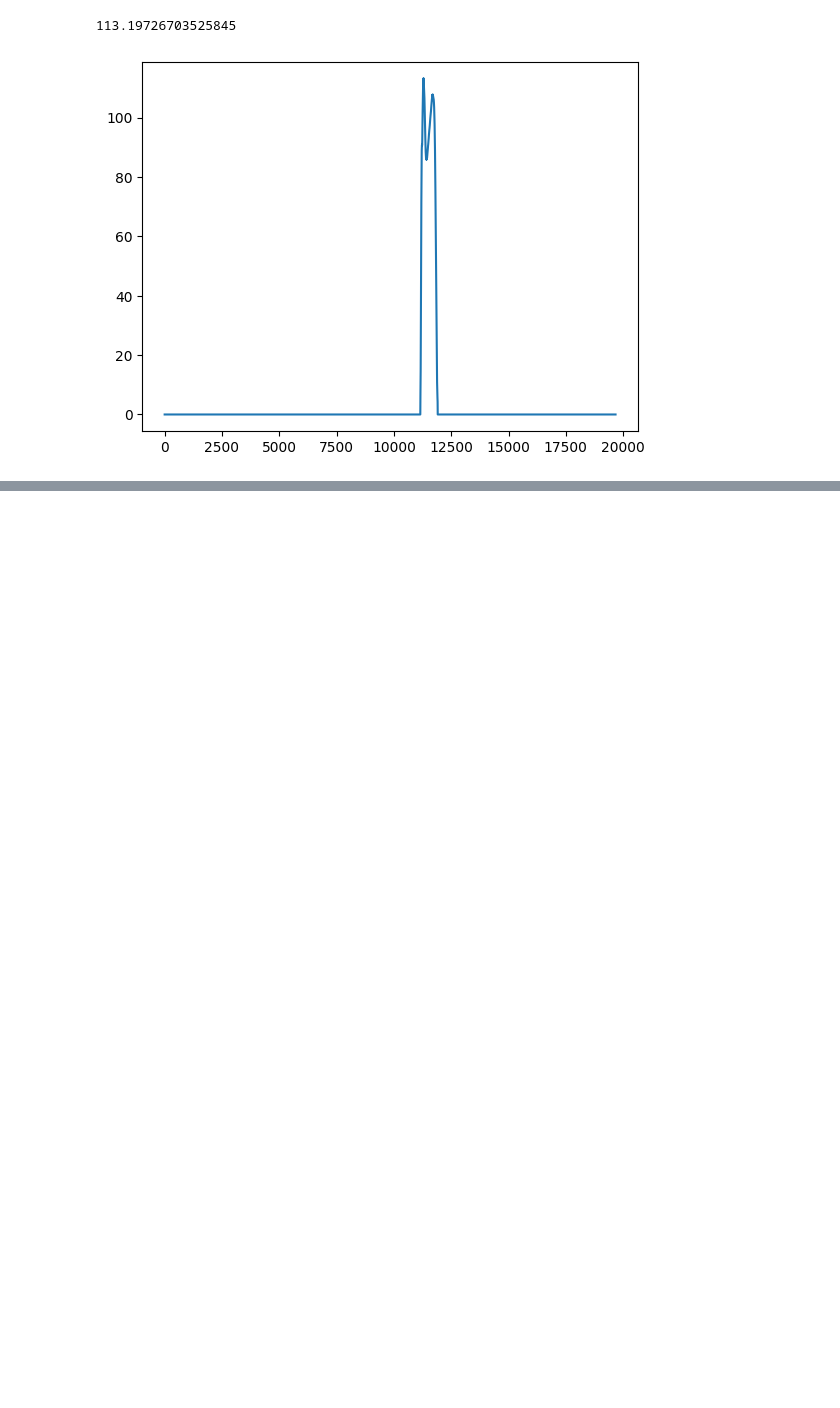
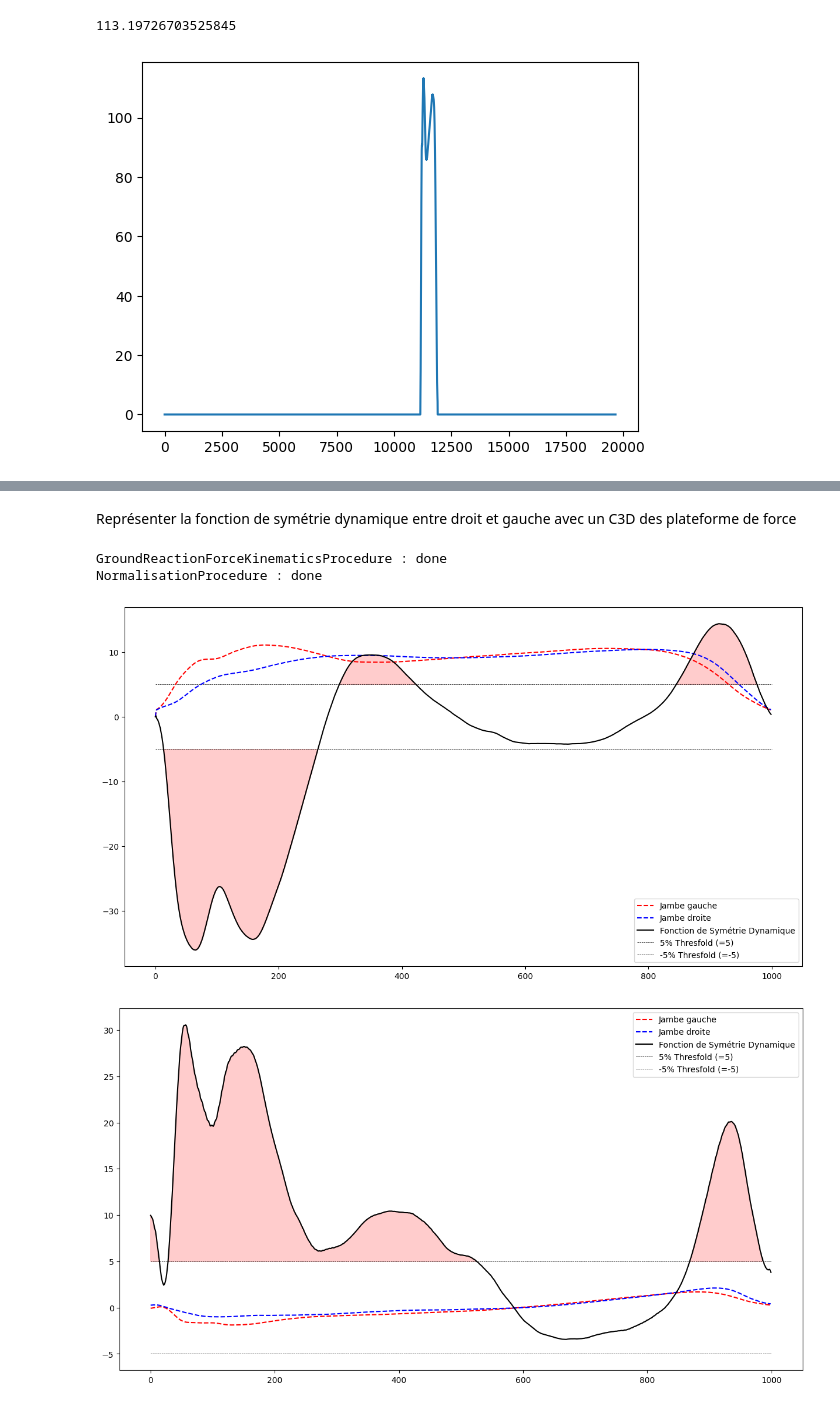
Before and after one commit to NathanMartinCOE/semelle_connecte, a Jupyter notebook: grf_ForcePlateforme.ipynb, the cells around one changed output, grey strips where cells are left out. Drawn from its saved outputs; the diff is of its cells as text; code cells hidden in the pictures; blank space fills up the shorter version.

```diff
--- a/grf_ForcePlateforme.ipynb
+++ b/grf_ForcePlateforme.ipynb
@@ -227,0 +170,13 @@ VerticalGrf.max()
+# %% [markdown]
+Représenter la fonction de symétrie dynamique entre droit et gauche avec un C3D des plateforme de force
+# %%
+from Walking.WalkingFilters import WalkingGraphicsFilter
+from Walking.WalkingGraphicsProcedure import PlotDynamicSymetryFunctionNormalisedProcedure
+
+procedure = PlotDynamicSymetryFunctionNormalisedProcedure()
+WalkingGraphicsFilter(walking, procedure).run()
+# %% [output]
+GroundReactionForceKinematicsProcedure : done
+NormalisationProcedure : done
+[figure, added]
+[figure, added]
```
Also changed, not shown: parts of 4 cells of this notebook, 5 other files.
